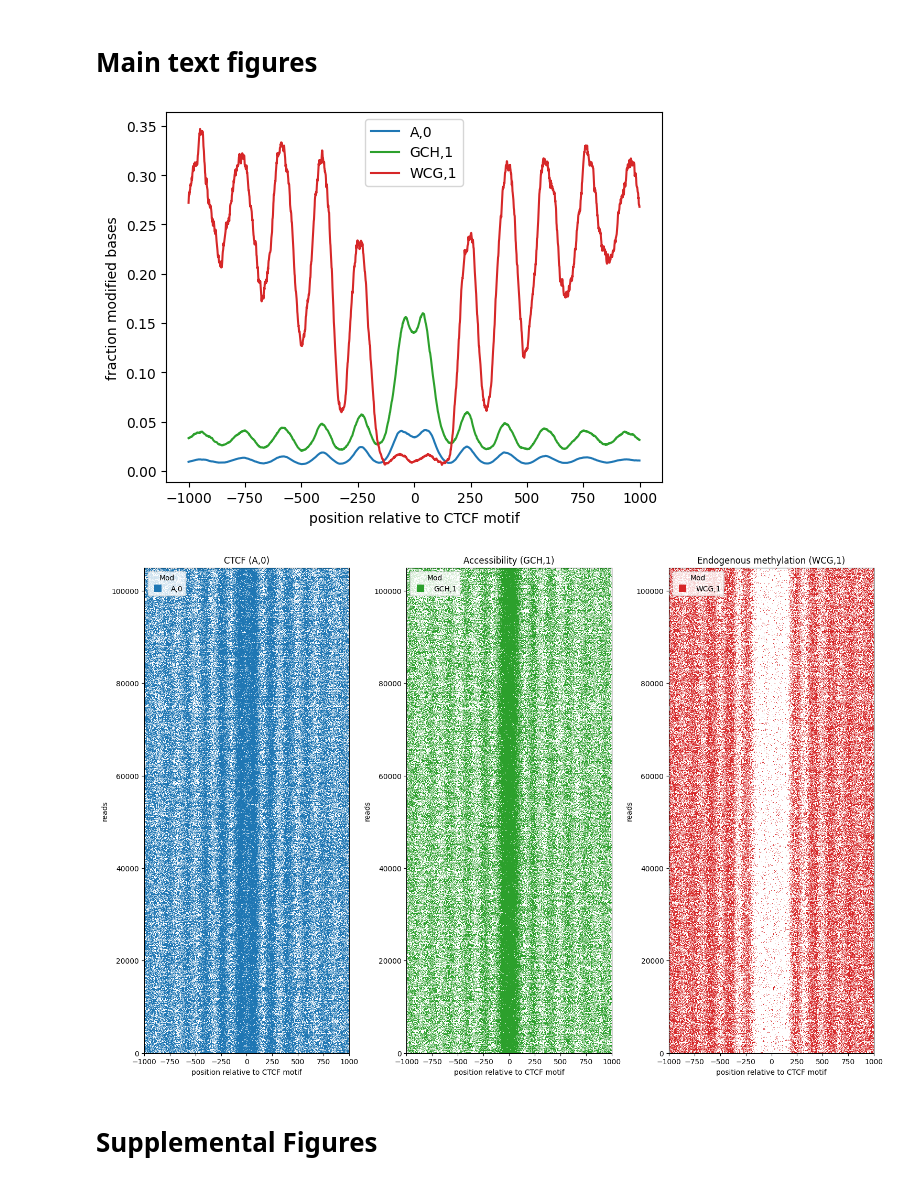
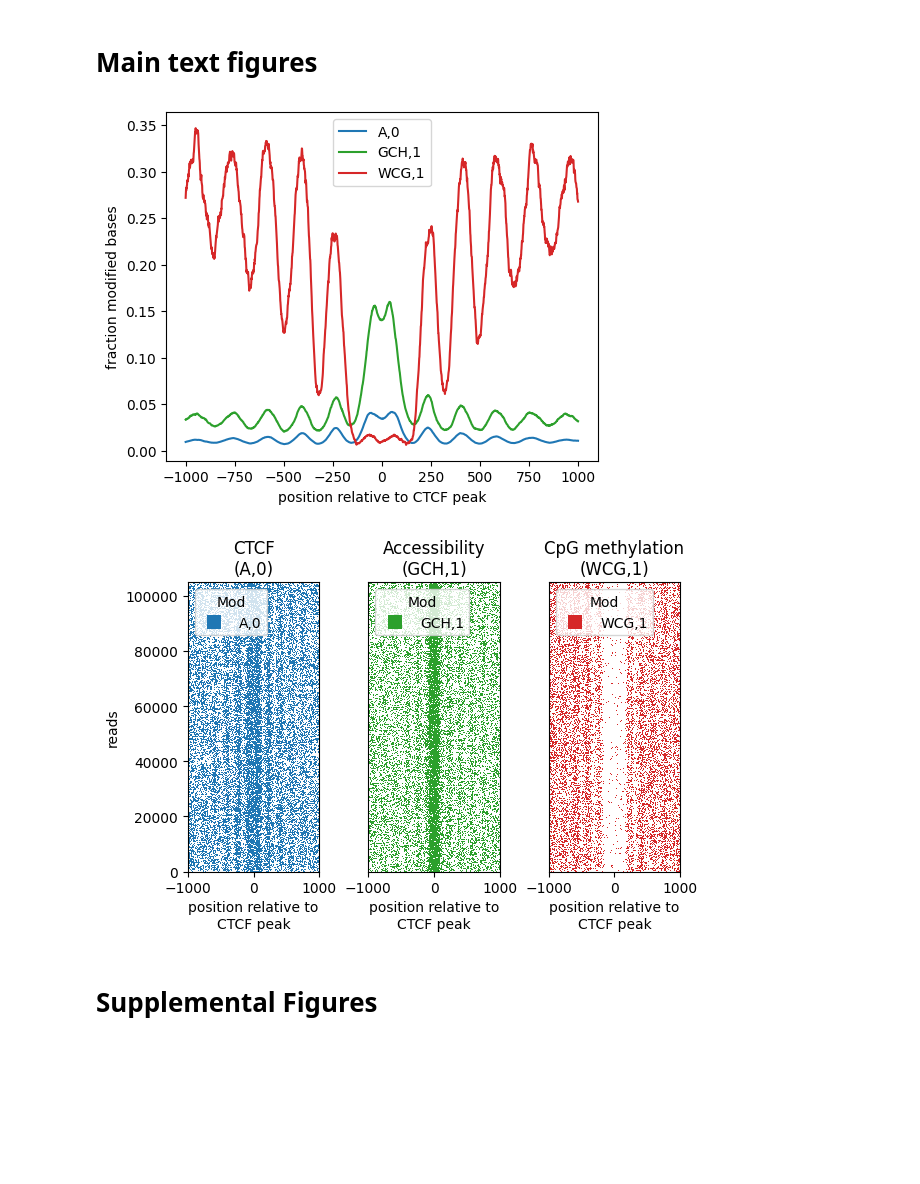
Before and after one commit to streetslab/multimodal-dimelo, a Jupyter notebook: CTCF_analysis.ipynb, the cells around one changed output. Cells and saved outputs as stored; diff of their text form; code cells hidden in the pictures; blank space fills up the shorter version.

Commit message:
figure updates

```diff
--- a/CTCF_analysis.ipynb
+++ b/CTCF_analysis.ipynb
@@ -75,25 +75,27 @@ parse_bam.extract(
 # %% [markdown]
 # Main text figures
 # %%
-ax = plot_enrichment_profile.by_modification(
+_, ax = plt.subplots(1, 1, figsize=(5, 4), layout="constrained")
+plot_enrichment_profile.by_modification(
     config.processed_data_dir / f"pileup.{ctcf_output_id}" / "pileup.sorted.bed.gz",
     regions=ctcf_bed_file,
     motifs=motifs,
     window_size=ctcf_main_figure_window_size,
     smooth_window=25,
-    palette=plotting.default_palette_map
+    palette=plotting.default_palette_map,
+    ax=ax
 )
-ax.set_xlabel("position relative to CTCF motif")
+ax.set_xlabel("position relative to CTCF peak")
 ax.legend(title="")
 
 plt.savefig(config.figure_dir / "ctcf.plot_enrichment_profile.svg")
 plt.show()
 plt.close()
 # %% [output]
-[figure, old version]
+[figure, new version]
 # %%
-_, axs = plt.subplots(1, 3, figsize=(15, 10), layout="constrained")
-titles = ["CTCF", "Accessibility", "Endogenous methylation"]
+_, axs = plt.subplots(1, 3, figsize=(6, 4), layout="constrained")
+titles = ["CTCF", "Accessibility", "CpG methylation"]
 for motif, ax, title in zip(motifs, axs, titles):
     plot_reads.plot_reads(
         mod_file_name=config.processed_data_dir / f"extract.{ctcf_output_id}" / "reads.combined_basemods.h5",
@@ -105,11 +107,14 @@ for motif, ax, title in zip(motifs, axs, titles):
         thresh=mod_prob_thresh,
         ax=ax,
         palette=plotting.default_palette_map,
-        rasterized=True
+        rasterized=True,
+        s=0.03
     )
-    ax.set_title(f"{title} ({motif})")
-    ax.set_xlabel("position relative to CTCF motif")
+    ax.set_title(f"{title}\n({motif})")
+    ax.set_xlabel("position relative to\nCTCF peak")
     ax.set_ylabel("reads")
+    if title != "CTCF":
+        ax.yaxis.set_visible(False)
     ax.set_ylim(0,105000)
     sns.move_legend(ax, loc="upper left")
 
@@ -117,7 +122,7 @@ plt.savefig(config.figure_dir / "ctcf.plot_reads.svg")
 plt.show()
 plt.close()
 # %% [output]
-[figure, old version]
+[figure, new version]
 # %% [markdown]
 # Supplemental Figures
 # %%
```
Also changed, not shown: parts of 4 cells of this notebook, 1 other file.
